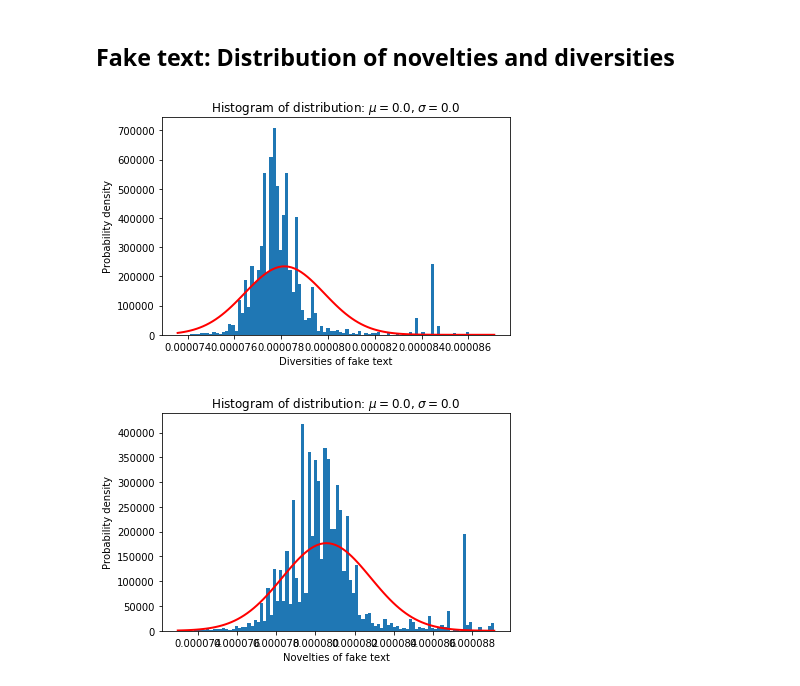
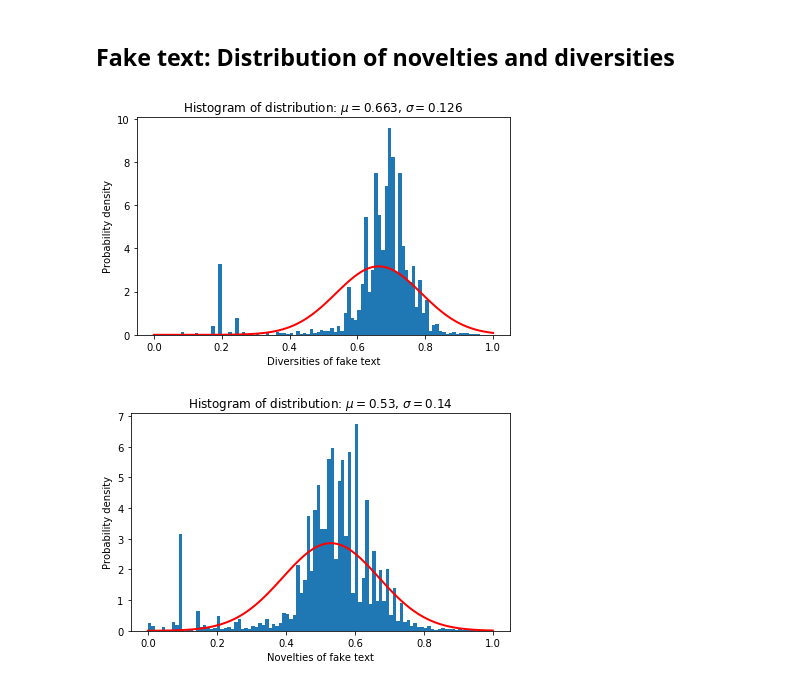
Before and after one commit to debashishc/classification-real-fake-text, a Jupyter notebook: analysis_levenshtein/Levenshtein_Analysis.ipynb, the cells around one changed output. Saved outputs shown, nothing was run; the diff lists cells and outputs as text; code cells hidden in the pictures.

```diff
--- a/analysis_levenshtein/Levenshtein_Analysis.ipynb
+++ b/analysis_levenshtein/Levenshtein_Analysis.ipynb
@@ -80,27 +80,26 @@ def normalize(values):
 ## Retrieve the list of diversity and novelty from the text files
 # %%
 real_diversities = read_list('levenshtein_diversities_real.txt')
-normed_real_diversities = normalize(fake_diversities)
+normed_real_diversities = normalize(real_diversities) # WRONG
 print(len(normed_real_diversities))
-# real_diversities = [1/ (div+1) for div in real_diversities]
-# real_diversities = [1/((div/1 + 1)) for div in real_diversities]
 
 real_novelties = read_list('levenshtein_novelties_real.txt')
 normed_real_novelties = normalize(real_novelties)
 print(len(normed_real_novelties))
 
-# real_novelties = [1/ (nov+1) for nov in real_novelties]
-# real_novelties = [1/(nov/1 + 1) for nov in real_novelties]
-
 fake_diversities = read_list('levenshtein_diversities_fake2.txt')
 normed_fake_diversities = normalize(fake_diversities)
 print(len(normed_fake_diversities))
-# fake_diversities = [1/ (div+1) for div in fake_diversities]
-# fake_diversities = [ div/len(fake_diversities) for div in fake_diversities]
 
 fake_novelties = read_list('levenshtein_novelties_fake2.txt')
 normed_fake_novelties = normalize(fake_novelties)
 print(len(normed_fake_novelties))
-# fake_novelties = [1/ (nov+1) for nov in fake_novelties]
-# fake_novelties = [(nov/len(fake_novelties)) for nov in fake_novelties]
+
+def normed_distances_to_similarities(distances):
+    return [1 - distance for distance in distances]
+
+lev_normed_real_diversities = normed_distances_to_similarities(normed_real_diversities)
+lev_normed_real_novelties = normed_distances_to_similarities(normed_real_novelties)
+lev_normed_fake_diversities = normed_distances_to_similarities(normed_fake_diversities)
+lev_normed_fake_novelties = normed_distances_to_similarities(normed_fake_novelties)
 # %% [output]
@@ -124,8 +130,8 @@ ValueError: x and y must be the same size
 # %% [markdown]
 ## Fake text: Distribution of novelties and diversities
 # %%
-normal_distribution(fake_diversities, 'Diversities of fake text')
-normal_distribution(fake_novelties, 'Novelties of fake text')
+normal_distribution(lev_normed_fake_diversities, 'Diversities of fake text')
+normal_distribution(lev_normed_fake_novelties, 'Novelties of fake text')
 # %% [output]
-[figure, old version]
+[figure, new version]
-[figure, old version]
+[figure, new version]
```
Also changed, not shown: parts of 6 cells of this notebook, 12 other files.
